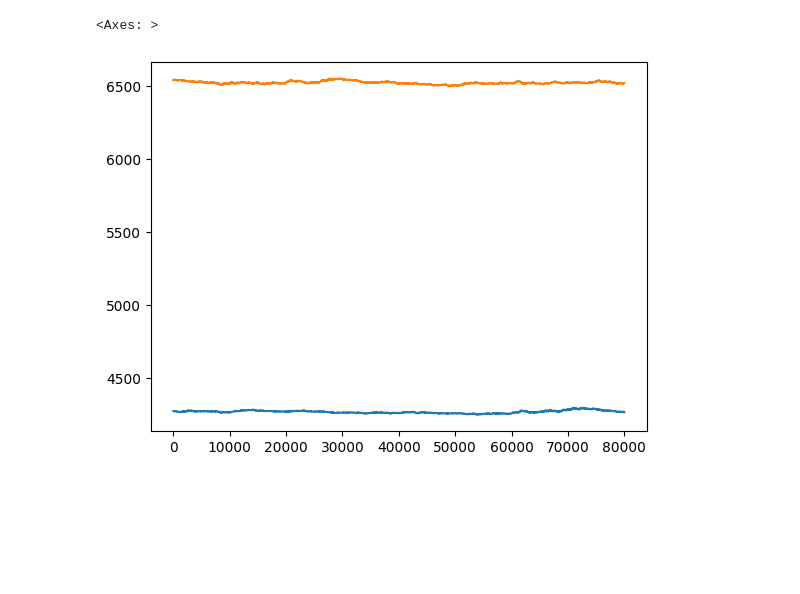
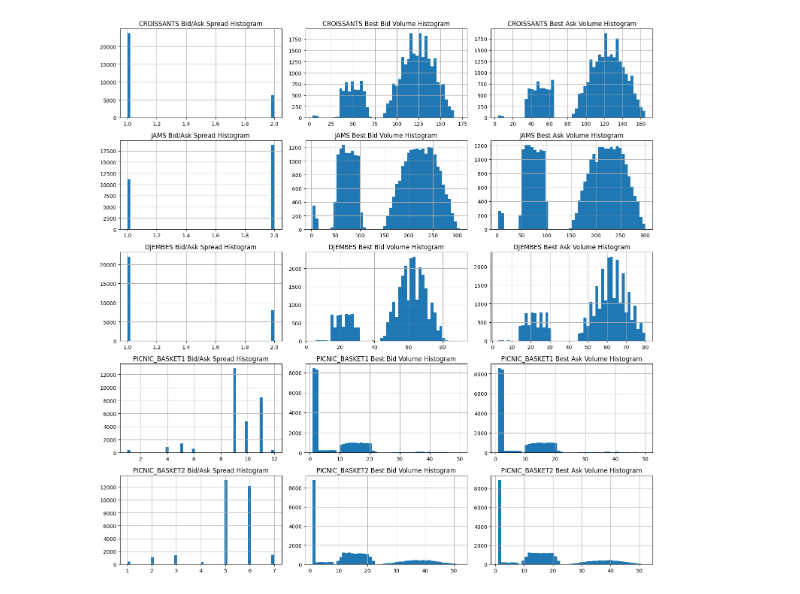
Before and after one commit to ashokolarov/prosperity3, a Jupyter notebook: development/round2/analyze_pairs.ipynb, the cells around one changed output. Drawn from its saved outputs; the diff is of its cells as text; code cells hidden in the pictures; blank space fills up the shorter version.

```diff
--- a/development/round2/analyze_pairs.ipynb
+++ b/development/round2/analyze_pairs.ipynb
@@ -8,9 +8,3 @@ sys.path.append(os.path.abspath('..'))
 
 
 from log_processing import process_log, from_csv
-# %%
-round = 2
-
-a0, t0 = from_csv(round, 0, dir="../../data")
-a1, t1 = from_csv(round, 1, dir="../../data")
-a2, t2 = from_csv(round, 2, dir="../../data")
@@ -23,6 +10,0 @@ pb2 = a1[a1["product"] == "PICNIC_BASKET2"]
-# %%
-croissant["mid_price"].plot()
-jam["mid_price"].plot()
-# %% [output]
-<Axes: >
-[figure, removed]
@@ -28,0 +90,39 @@ jam["mid_price"].plot()
+# %%
+combined_data = {}
+for day in days:
+    for product in day_data[day].keys():
+        product_data = day_data[day][product]
+        if product not in combined_data.keys():
+            combined_data[product] = [product_data]
+        else:
+            product_data["timestamp"] += combined_data[product][-1]["timestamp"].max() + 100
+            combined_data[product].append(product_data)
+
+for product in combined_data.keys():
+    combined_data[product] = pd.concat(combined_data[product], ignore_index=True).reset_index()
+# %%
+# Analyze each day separately or combine them
+# data = day_data[DAY_0]
+data = combined_data
+time = data["CROISSANTS"]["timestamp"]
+# %%
+fig, axs = plt.subplots(len(products), 3, figsize=(15, 15))
+for i, product in enumerate(products):
+    for j in range(3):
+        if j == 0:
+            axs[i, j].hist(data[product]["spread"], bins=50)
+            axs[i, j].set_title(f"{product} Bid/Ask Spread Histogram")
+            axs[i, j].grid()
+        elif j == 1:
+            axs[i, j].hist(data[product]["bid_volume_1"], bins=50)
+            axs[i, j].set_title(f"{product} Best Bid Volume Histogram")
+            axs[i, j].grid()
+        else:
+            axs[i, j].hist(data[product]["ask_volume_1"], bins=50)
+            axs[i, j].set_title(f"{product} Best Ask Volume Histogram")
+            axs[i, j].grid()
+
+plt.tight_layout()
+# plt.savefig("figures/new_products_price_histograms.png")
+# %% [output]
+[figure, added]
```
Also changed, not shown: parts of 7 cells of this notebook, 5 other files.
